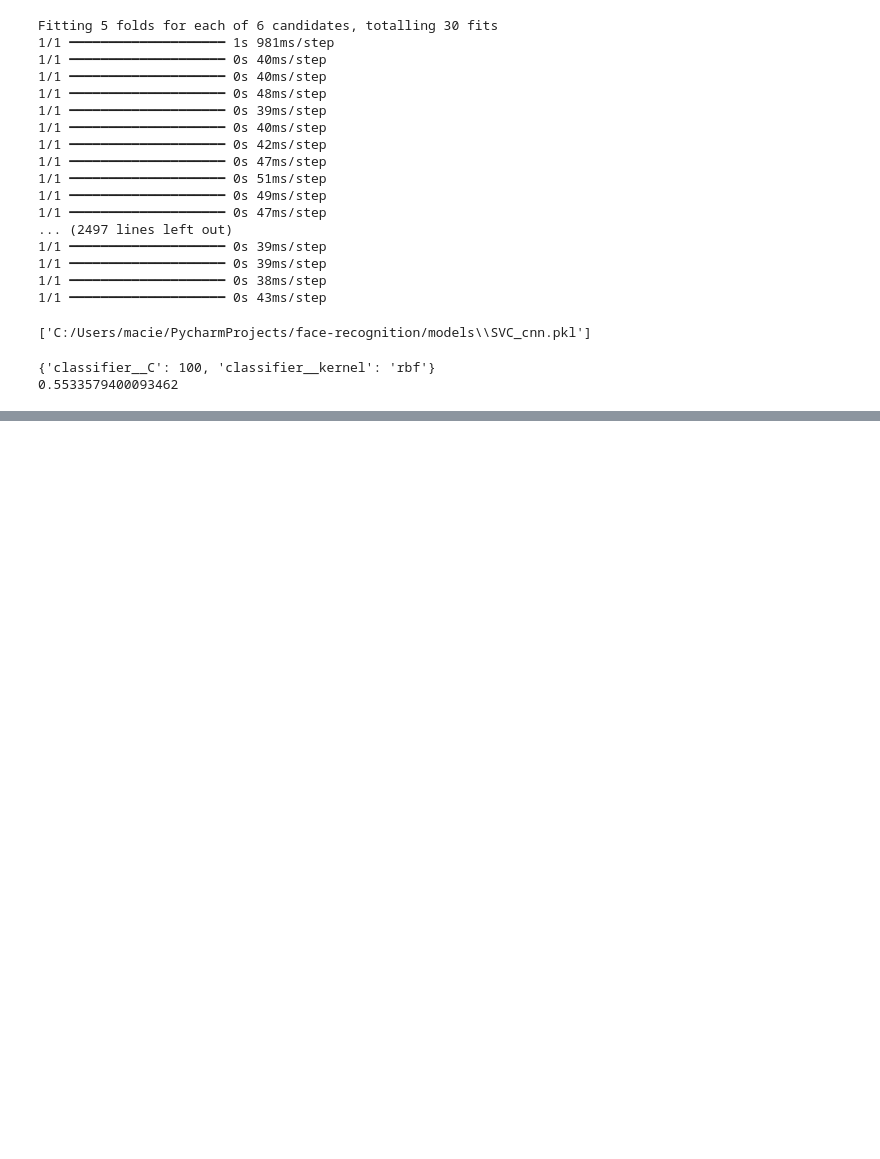
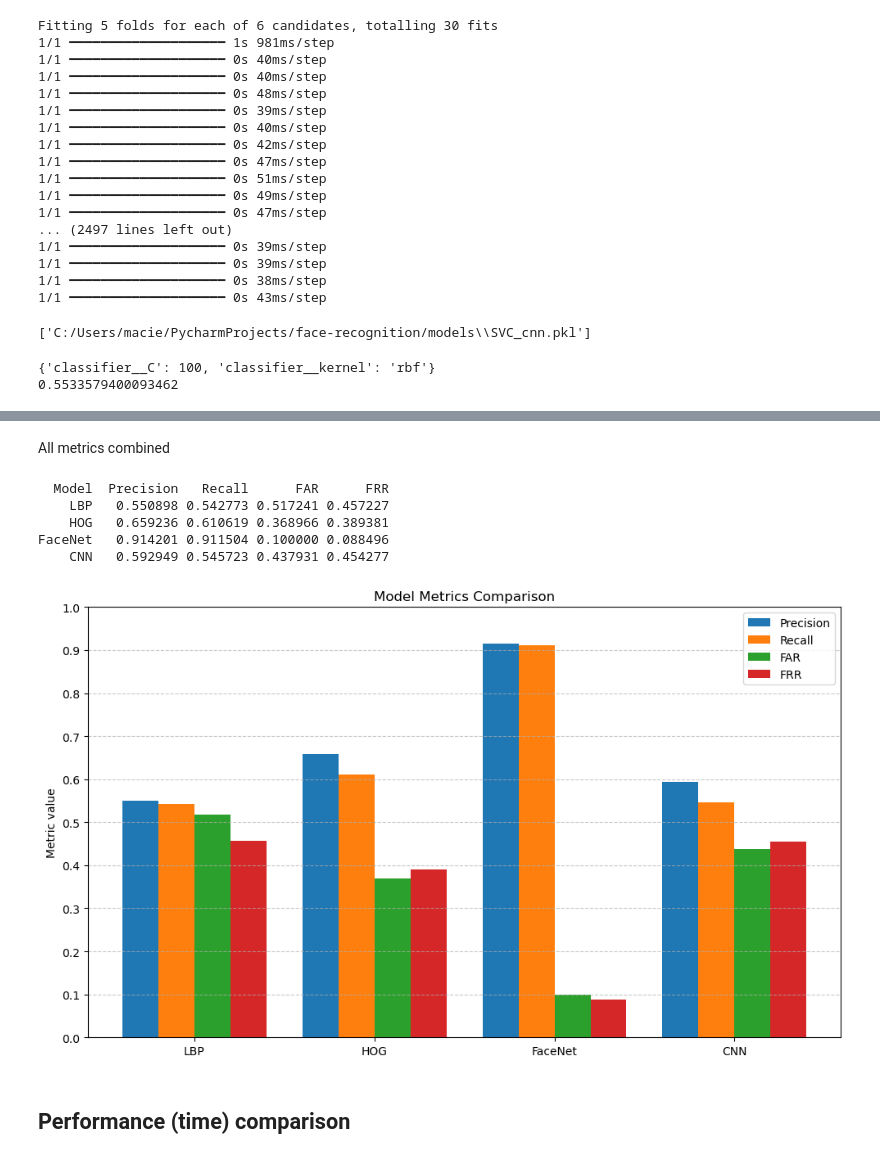
Before and after one commit to martskow/face-recognition, a Jupyter notebook: research.ipynb, the cells around one changed output, grey strips where cells are left out. Saved outputs shown, nothing was run; the diff lists cells and outputs as text; code cells hidden in the pictures; blank space fills up the shorter version.

Commit message:
Metrics and experiments

```diff
--- a/research.ipynb
+++ b/research.ipynb
@@ -232,0 +266,2 @@ print(grid_search_SVC.best_score_)
+# %% [markdown]
+All metrics combined
@@ -232,0 +279,51 @@ print(grid_search_SVC.best_score_)
+# %%
+far_lbp, frr_lbp, precision_lbp, recall_lbp = evaluate_model("C:/Users/marts/Downloads/SVC_lbp.pkl", X_test, y_test)
+far_hog, frr_hog, precision_hog, recall_hog = evaluate_model("C:/Users/marts/Downloads/SVC_hog.pkl", X_test, y_test)
+far_fn, frr_fn, precision_fn, recall_fn = evaluate_model("C:/Users/marts/Downloads/SVC_facenet.pkl", X_test, y_test)
+far_cnn, frr_cnn, precision_cnn, recall_cnn = evaluate_model("C:/Users/marts/Downloads/SVC_cnn.pkl", X_test, y_test)
+# %%
+results = {
+    "Model": ["LBP", "HOG", "FaceNet", "CNN"],
+    "Precision": [precision_lbp, precision_hog, precision_fn, precision_cnn],
+    "Recall": [recall_lbp, recall_hog, recall_fn, recall_cnn],
+    "FAR": [far_lbp, far_hog, far_fn, far_cnn],
+    "FRR": [frr_lbp, frr_hog, frr_fn, frr_cnn]
+}
+
+df = pd.DataFrame(results)
+print(df.to_string(index=False))
+# %% [output]
+  Model  Precision   Recall      FAR      FRR
+    LBP   0.550898 0.542773 0.517241 0.457227
+    HOG   0.659236 0.610619 0.368966 0.389381
+FaceNet   0.914201 0.911504 0.100000 0.088496
+    CNN   0.592949 0.545723 0.437931 0.454277
+# %%
+models = results["Model"]
+precision = results["Precision"]
+recall = results["Recall"]
+far = results["FAR"]
+frr = results["FRR"]
+
+x = np.arange(len(models))
+width = 0.2
+
+plt.figure(figsize=(10, 6))
+plt.bar(x - 1.5*width, precision, width, label='Precision')
+plt.bar(x - 0.5*width, recall,    width, label='Recall')
+plt.bar(x + 0.5*width, far,       width, label='FAR')
+plt.bar(x + 1.5*width, frr,       width, label='FRR')
+
+plt.xticks(x, models)
+plt.ylabel("Metric value")
+plt.title("Model Metrics Comparison")
+plt.legend()
+plt.yticks(np.arange(0, 1.1, 0.1))
+plt.grid(axis='y', linestyle='--', alpha=0.7)
+plt.tight_layout()
+plt.savefig("prediction_results.svg", format='svg')
+plt.show()
+# %% [output]
+[figure, added]
+# %% [markdown]
+## Performance (time) comparison
```
Also changed, not shown: parts of 20 cells of this notebook, 1 other file.
